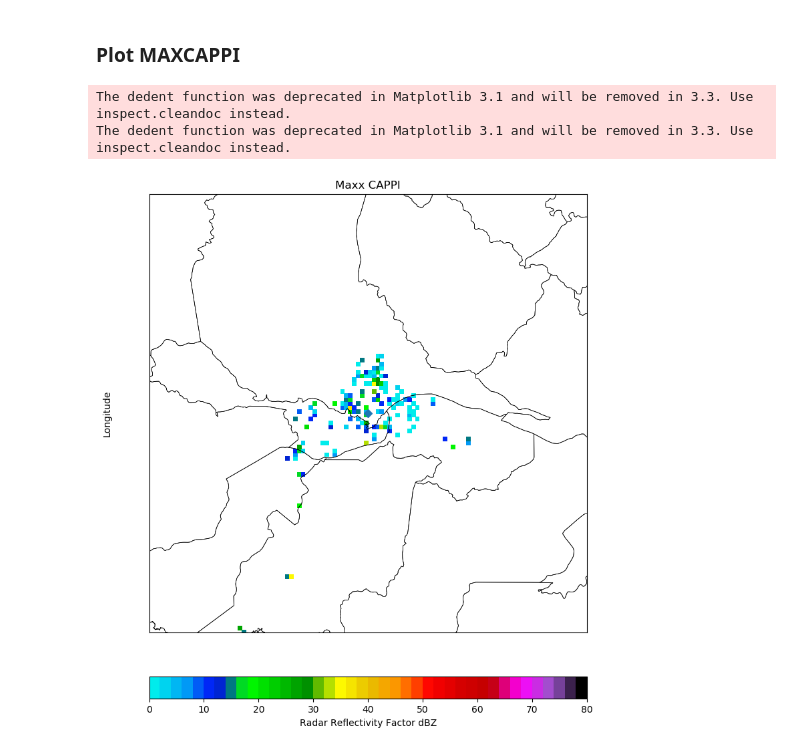
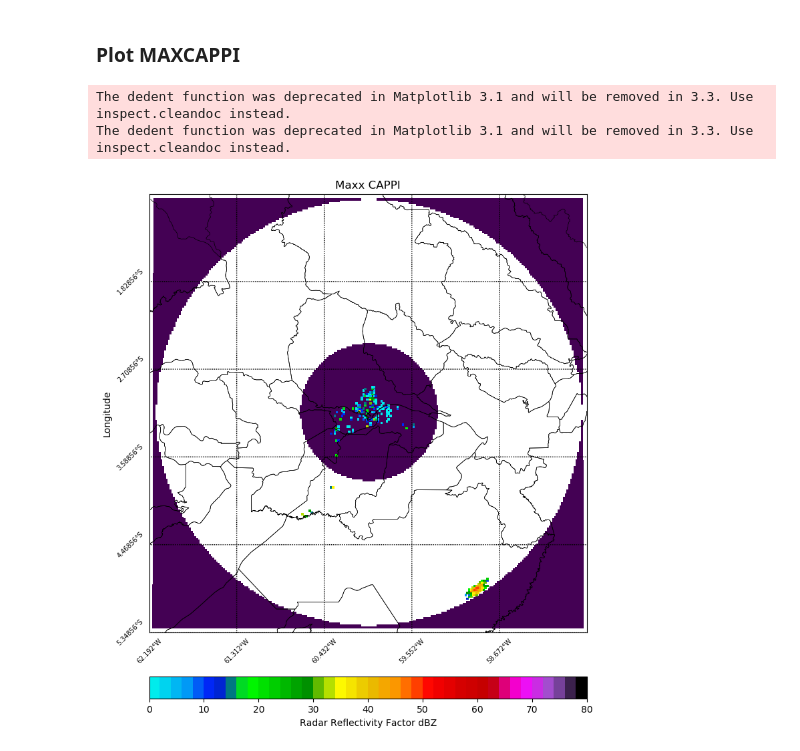
Before and after one commit to helvecioneto/CAP-394, a Jupyter notebook: 01-EDA.ipynb, the cells around one changed output. Cells and saved outputs as stored; diff of their text form; code cells hidden in the pictures.

```diff
--- a/01-EDA.ipynb
+++ b/01-EDA.ipynb
@@ -110,7 +126,9 @@ dados = maxCAPPI(dbz)
 ### Plot MAXCAPPI
 # %%
 my_coords = [-3.148556, -59.992000]     ## RADAR T1 SIPAM COORDS
-zoom_scale = 1                        ## ZOOM SCALE
+zoom_scale = 2.2                        ## ZOOM SCALE
+
+
 
 
 bbox = [my_coords[0]-zoom_scale,my_coords[0]+zoom_scale,\
@@ -126,35 +144,37 @@ norm = mpl.colors.BoundaryNorm(levs,256)
 cmap = 'pyart_NWSRef'
 ax = axes
 
 m = Basemap(projection='merc',llcrnrlat=bbox[0],urcrnrlat=bbox[1],\
             llcrnrlon=bbox[2],urcrnrlon=bbox[3],lat_ts=10,resolution='i')
 
 xi, yi = m(lon, lat)
 xm, ym = m(my_coords[1],my_coords[0])
 
-cs = m.pcolormesh(xi,yi,maxrange, cmap='Blues')
+
+m.pcolormesh(xi,yi,maxrange)
+
 cs = m.pcolormesh(xi,yi,dados,norm=norm,cmap=cmap,ax=ax)
-m.plot(xm,ym, marker='D',color='f')
+m.plot(xm,ym, marker='x',color='k')
 
 
 # # # # Add Grid Lines
-#m.drawparallels(np.arange(bbox[0],bbox[1],(bbox[1]-bbox[0])/5),labels=[1,0,0,0])
-#m.drawmeridians(np.arange(bbox[2],bbox[3],(bbox[3]-bbox[2])/5),labels=[0,0,0,1],rotation=45)
+m.drawparallels(np.arange(bbox[0],bbox[1],(bbox[1]-bbox[0])/5),labels=[1,0,0,0],rotation=45, size=(7))
+m.drawmeridians(np.arange(bbox[2],bbox[3],(bbox[3]-bbox[2])/5),labels=[0,0,0,1],rotation=45, size=(7))
 #m.drawmapboundary(fill_color='green')
 
 m.readshapefile('./data/am_municipios/13MUE250GC_SIR', 'teste')
 
 # # # # # Add Colorbar
 cbar = m.colorbar(cs, location='bottom', pad="10%")
 cbar.set_label(label)
 
 # # # # # Add Title
 plt.title(title)
 plt.ylabel('Longitude', labelpad=40)
 plt.xlabel('Latitude', labelpad=60)
 
 plt.show()
 # %% [output]
 The dedent function was deprecated in Matplotlib 3.1 and will be removed in 3.3. Use inspect.cleandoc instead.
 The dedent function was deprecated in Matplotlib 3.1 and will be removed in 3.3. Use inspect.cleandoc instead.
-[figure, old version]
+[figure, new version]
```
Also changed, not shown: parts of 6 cells of this notebook, 1 other file.
